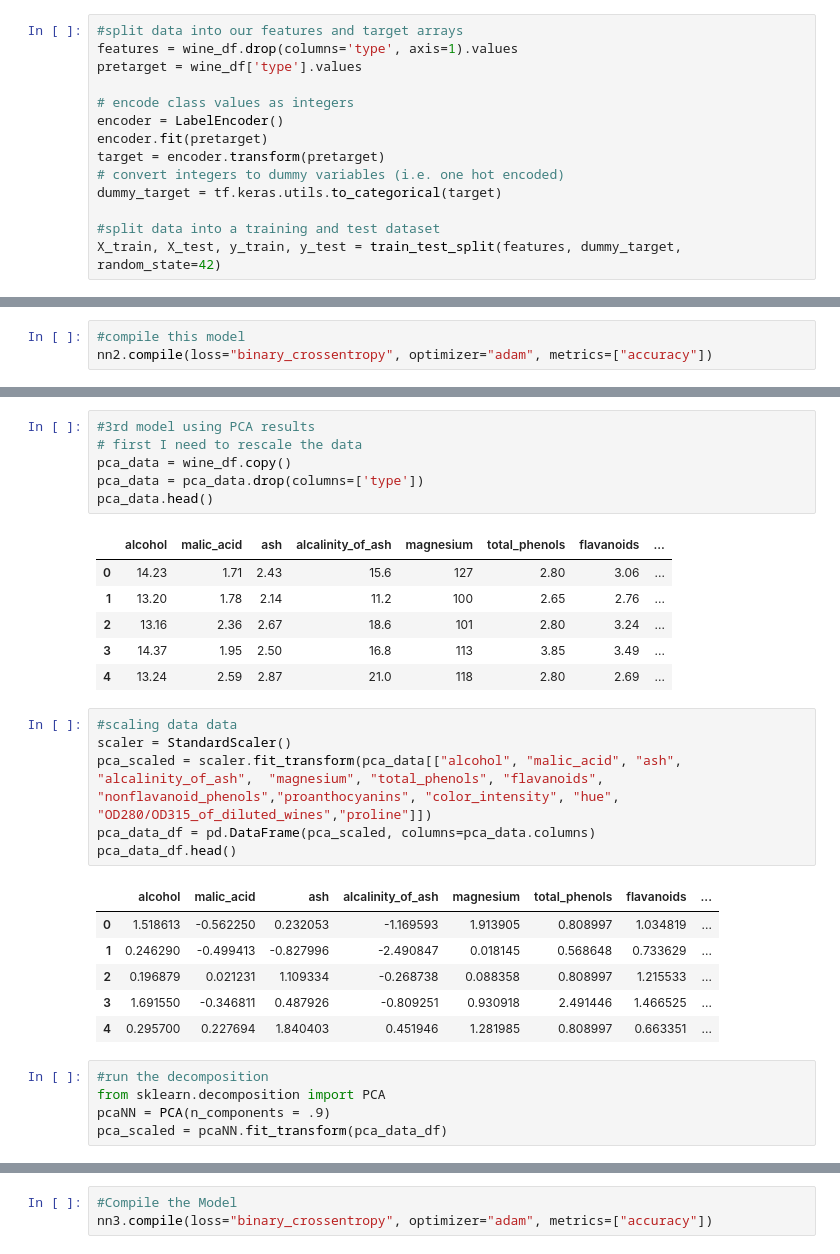
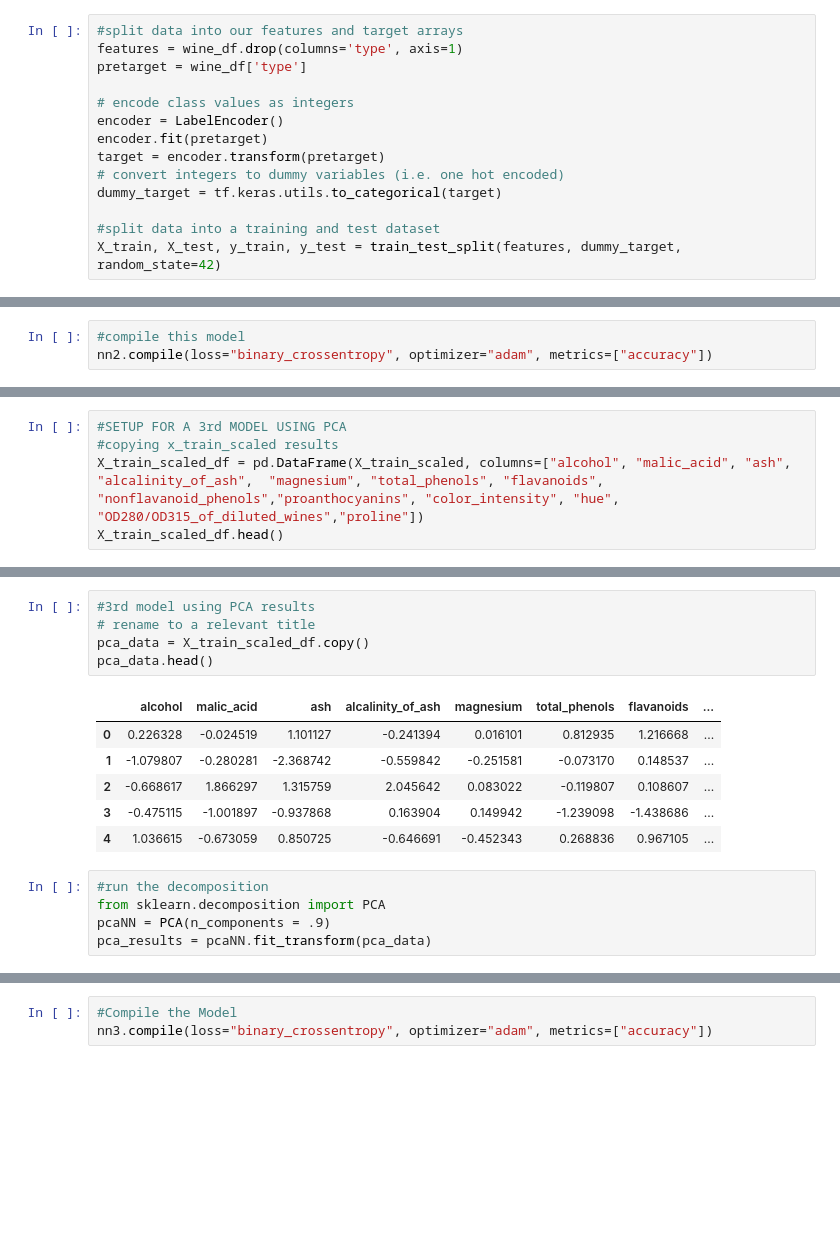
Before and after one commit to ASwigart/Group_Project_4, a Jupyter notebook: NeuralNetworkModel.ipynb, the cells around one changed output, grey strips where cells are left out. Drawn from its saved outputs; the diff is of its cells as text; blank space fills up the shorter version.

```diff
--- a/NeuralNetworkModel.ipynb
+++ b/NeuralNetworkModel.ipynb
@@ -19,8 +19,8 @@ wine_df.head()
 | 4 | 1 | 13.24 | 2.59 | 2.87 | 21.0 | 118 | 2.80 | 2.69 | ... |
 # %%
 #split data into our features and target arrays
-features = wine_df.drop(columns='type', axis=1).values
-pretarget = wine_df['type'].values
+features = wine_df.drop(columns='type', axis=1)
+pretarget = wine_df['type']
 
 # encode class values as integers
 encoder = LabelEncoder()
@@ -158,0 +257,5 @@ Loss: 0.04247101495663325, Accuracy: 0.9851851463317871
+# %%
+#SETUP FOR A 3rd MODEL USING PCA
+#copying x_train_scaled results
+X_train_scaled_df = pd.DataFrame(X_train_scaled, columns=["alcohol", "malic_acid", "ash", "alcalinity_of_ash",  "magnesium", "total_phenols", "flavanoids", "nonflavanoid_phenols","proanthocyanins", "color_intensity", "hue", "OD280/OD315_of_diluted_wines","proline"])
+X_train_scaled_df.head()
@@ -159,33 +269,19 @@ Loss: 0.04247101495663325, Accuracy: 0.9851851463317871
 # %%
 #3rd model using PCA results
-# first I need to rescale the data
-pca_data = wine_df.copy()
-pca_data = pca_data.drop(columns=['type'])
+# rename to a relevant title
+pca_data = X_train_scaled_df.copy()
 pca_data.head()
 # %% [output]
 |  | alcohol | malic_acid | ash | alcalinity_of_ash | magnesium | total_phenols | flavanoids | ... |
-| 0 | 14.23 | 1.71 | 2.43 | 15.6 | 127 | 2.80 | 3.06 | ... |
-| 1 | 13.20 | 1.78 | 2.14 | 11.2 | 100 | 2.65 | 2.76 | ... |
-| 2 | 13.16 | 2.36 | 2.67 | 18.6 | 101 | 2.80 | 3.24 | ... |
-| 3 | 14.37 | 1.95 | 2.50 | 16.8 | 113 | 3.85 | 3.49 | ... |
-| 4 | 13.24 | 2.59 | 2.87 | 21.0 | 118 | 2.80 | 2.69 | ... |
+| 0 | 0.226328 | -0.024519 | 1.101127 | -0.241394 | 0.016101 | 0.812935 | 1.216668 | ... |
+| 1 | -1.079807 | -0.280281 | -2.368742 | -0.559842 | -0.251581 | -0.073170 | 0.148537 | ... |
+| 2 | -0.668617 | 1.866297 | 1.315759 | 2.045642 | 0.083022 | -0.119807 | 0.108607 | ... |
+| 3 | -0.475115 | -1.001897 | -0.937868 | 0.163904 | 0.149942 | -1.239098 | -1.438686 | ... |
+| 4 | 1.036615 | -0.673059 | 0.850725 | -0.646691 | -0.452343 | 0.268836 | 0.967105 | ... |
-# %%
-#scaling data data
-scaler = StandardScaler()
-pca_scaled = scaler.fit_transform(pca_data[["alcohol", "malic_acid", "ash", "alcalinity_of_ash",  "magnesium", "total_phenols", "flavanoids", "nonflavanoid_phenols","proanthocyanins", "color_intensity", "hue", "OD280/OD315_of_diluted_wines","proline"]])
-pca_data_df = pd.DataFrame(pca_scaled, columns=pca_data.columns)
-pca_data_df.head()
-# %% [output]
-|  | alcohol | malic_acid | ash | alcalinity_of_ash | magnesium | total_phenols | flavanoids | ... |
-| 0 | 1.518613 | -0.562250 | 0.232053 | -1.169593 | 1.913905 | 0.808997 | 1.034819 | ... |
-| 1 | 0.246290 | -0.499413 | -0.827996 | -2.490847 | 0.018145 | 0.568648 | 0.733629 | ... |
-| 2 | 0.196879 | 0.021231 | 1.109334 | -0.268738 | 0.088358 | 0.808997 | 1.215533 | ... |
-| 3 | 1.691550 | -0.346811 | 0.487926 | -0.809251 | 0.930918 | 2.491446 | 1.466525 | ... |
-| 4 | 0.295700 | 0.227694 | 1.840403 | 0.451946 | 1.281985 | 0.808997 | 0.663351 | ... |
 # %%
 #run the decomposition
 from sklearn.decomposition import PCA
 pcaNN = PCA(n_components = .9)
-pca_scaled = pcaNN.fit_transform(pca_data_df)
+pca_results = pcaNN.fit_transform(pca_data)
 # %%
 #making the pca dataframe
```
Also changed, not shown: parts of 20 cells of this notebook.
